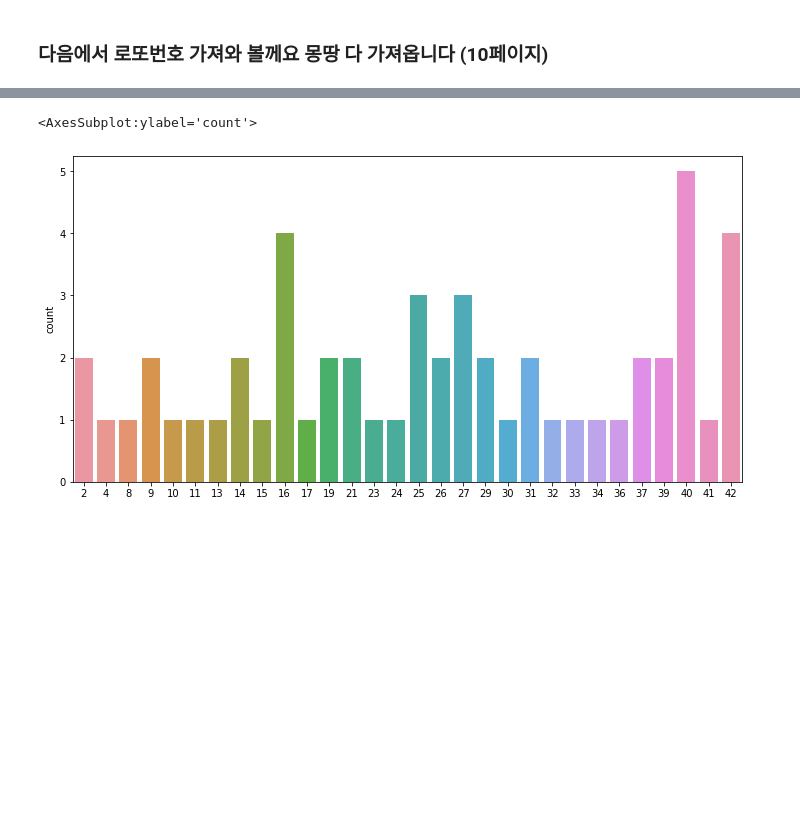
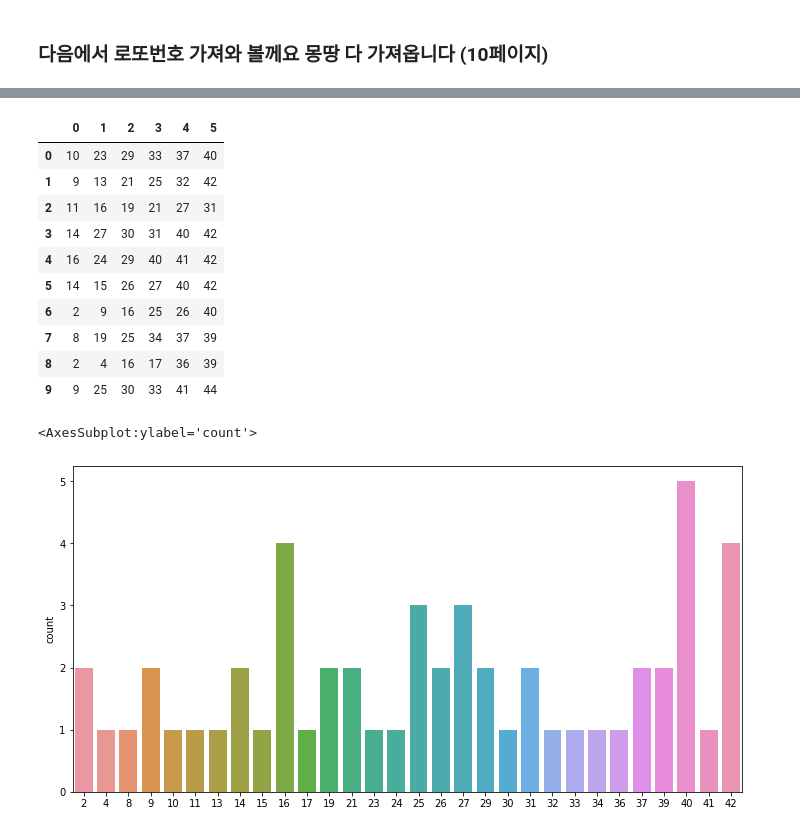
Before and after one commit to sainthm/MGS_AI_DS, a Jupyter notebook: web_crawling/06_python_crawler.ipynb, the cells around one changed output, grey strips where cells are left out. Saved outputs shown, nothing was run; the diff lists cells and outputs as text; code cells hidden in the pictures; blank space fills up the shorter version.

```diff
--- a/web_crawling/06_python_crawler.ipynb
+++ b/web_crawling/06_python_crawler.ipynb
@@ -275,8 +280,10 @@ resp.codes.ok
 # 크롤링 시 문제가 없을 경우에만 진행
 if resp.status_code == requests.codes.ok:
     # 크롤링 코드 진행
+    html = BeautifulSoup(resp.text, "html.parser")
 elif resp.status_code == requests.codes.NOT_FOUND:
     # 경고메세지 출력 등등등
+    print("요청이 잘못 되었습니다. url을 다시 확인해주세요")
 # %%
 # 차단막는 코드
 # 난수 생성 후 요청 작업에 시간차를 둠
@@ -284,3 +291,11 @@ seed = np.random.randint(100)
 np.random.seed(seed)
 a = np.random.randint(5)
 time.sleep(a)
+# %%
+for i in range(10):
+    seed = np.random.randint(100)
+    np.random.seed(seed)
+    a = np.random.randint(5)
+    time.sleep(a)
+
+    print(i)
@@ -302,0 +315,29 @@ time.sleep(a)
+# %%
+# url 설정 (페이지 넘어가는 url 설정을 어떻게 할건지?)
+# 순환시키면서 저 requests 요청을 어떻게 컨트롤 할 건지?
+
+lotto = []
+# url 설정
+
+for page in range(1, 11):
+    url = f"https://search.daum.net/search?w=tot&DA=LOT&rtmaxcoll=LOT&&q={page}회차%20로또"
+
+    print(f"{page} 크롤링 중입니다!")
+
+    # 코드 지연을 통한 차단 방지
+    seed = np.random.randint(100)
+    np.random.seed(seed)
+    a = np.random.randint(5)
+    time.sleep(a)
+
+    # requests로 데이터 요청하기
+    resp = requests.get(url)
+
+    # html로 변환
+    html = BeautifulSoup(resp.text, "html.parser")
+
+    # 데이터 선별 (각 회차별로 정리가 되어야 함)
+    for num in html.select('span.ball')[:-2]:
+        lotto.append(int(num.text))
+
+print("크롤링 완료!")
@@ -302,0 +376,3 @@ time.sleep(a)
+# %%
+lotto_data = np.array(lotto).reshape(-1, 6)
+lotto_data
@@ -303,3 +390,18 @@ time.sleep(a)
+# %%
+df = pd.DataFrame(lotto_data)
+df
+# %% [output]
+|  | 0 | 1 | 2 | 3 | 4 | 5 |
+| 0 | 10 | 23 | 29 | 33 | 37 | 40 |
+| 1 | 9 | 13 | 21 | 25 | 32 | 42 |
+| 2 | 11 | 16 | 19 | 21 | 27 | 31 |
+| 3 | 14 | 27 | 30 | 31 | 40 | 42 |
+| 4 | 16 | 24 | 29 | 40 | 41 | 42 |
+| 5 | 14 | 15 | 26 | 27 | 40 | 42 |
+| 6 | 2 | 9 | 16 | 25 | 26 | 40 |
+| 7 | 8 | 19 | 25 | 34 | 37 | 39 |
+| 8 | 2 | 4 | 16 | 17 | 36 | 39 |
+| 9 | 9 | 25 | 30 | 33 | 41 | 44 |
 # %%
 # 데이터 시각화까지
 # %% [output]
```
Also changed, not shown: parts of 7 cells of this notebook.
